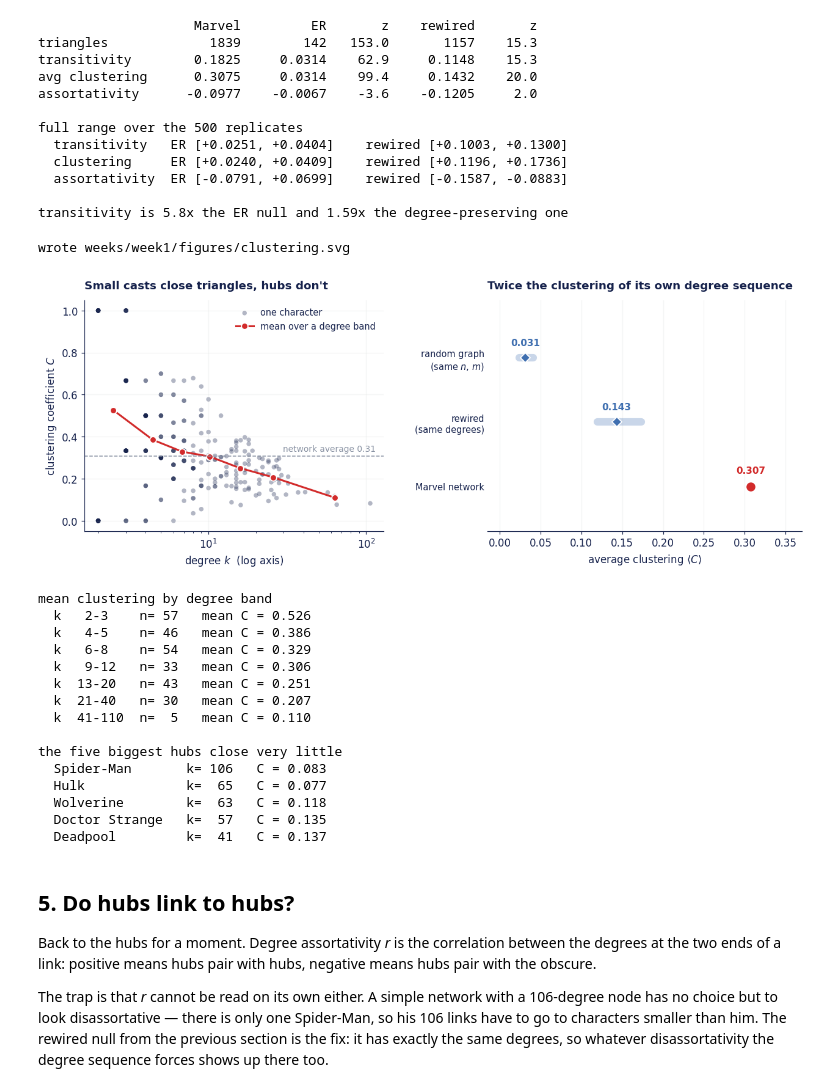
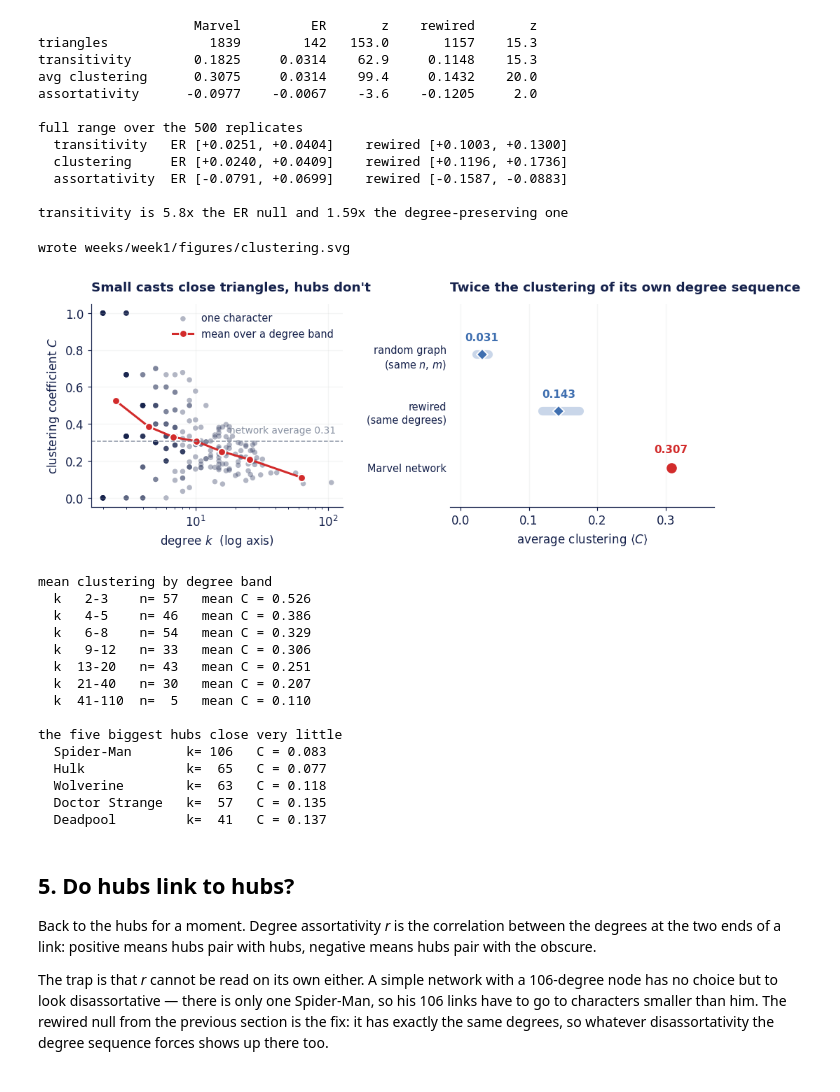
Before and after one commit to MfiqulCh/MfiqulCh.github.io, a Jupyter notebook: notebooks/week1_marvel_network.ipynb, the cells around one changed output. Saved outputs shown, nothing was run; the diff lists cells and outputs as text; code cells hidden in the pictures.

```diff
--- a/notebooks/week1_marvel_network.ipynb
+++ b/notebooks/week1_marvel_network.ipynb
@@ -448,7 +448,7 @@ def null_panel(ax, real, er, rw, title, fmt="{:.3f}", zero=False):
     ax.set_title(title, loc="left", fontsize=12, fontweight="bold", pad=12)
 
 
-fig, (ax1, ax2) = plt.subplots(1, 2, figsize=(11.6, 4.6),
+fig, (ax1, ax2) = plt.subplots(1, 2, figsize=(9.0, 3.8),
                                gridspec_kw={"width_ratios": [1, 1.05]})
 
 k2 = [v for v in U if deg[v] >= 2]
@@ -458,36 +458,36 @@ bx, by = banded_mean(cc)
 ax1.plot(bx, by, "-o", lw=2, ms=7, color=marvel.RED, mec="white", mew=1.2,
          label="mean over a degree band")
 ax1.axhline(avg_c, lw=1, ls="--", color=marvel.MUTED)
-ax1.text(115, avg_c + .022, f"network average {avg_c:.2f}", fontsize=9,
+ax1.text(115, avg_c + .045, f"network average {avg_c:.2f}", fontsize=9,
          color=marvel.MUTED, ha="right")
 ax1.set_xscale("log")
 ax1.set_xlabel("degree $k$  (log axis)")
 ax1.set_ylabel("clustering coefficient $C$")
 ax1.set_title("Small casts close triangles, hubs don't", loc="left",
               fontsize=12, fontweight="bold", pad=12)
 ax1.legend(frameon=False, fontsize=9.5, loc="upper right")
 ax1.grid(alpha=.18, color=marvel.RULE)
 
 null_panel(ax2, avg_c, NUL["er_clustering"], NUL["rw_clustering"],
            "Twice the clustering of its own degree sequence")
 ax2.set_xlabel("average clustering $\\langle C \\rangle$")
 ax2.set_xlim(-.015, .37)
 
-fig.tight_layout(w_pad=3)
+fig.tight_layout(w_pad=2)
 marvel.save(fig, 1, "clustering")
 plt.show()
 
 print("mean clustering by degree band")
 for lo, hi in BANDS:
     vs = [v for v in U if lo <= deg[v] <= hi]
     print(f"  k {lo:>3}-{hi:<3}  n={len(vs):>3}   mean C = {np.mean([cc[v] for v in vs]):.3f}")
 
 print("\nthe five biggest hubs close very little")
 for v in sorted(U, key=lambda z: -deg[z])[:5]:
     print(f"  {name[v].replace(' (character)', ''):<16} k={deg[v]:>4}   C = {cc[v]:.3f}")
 # %% [output]
 wrote weeks/week1/figures/clustering.svg
-[figure, old version]
+[figure, new version]
 mean clustering by degree band
   k   2-3    n= 57   mean C = 0.526
   k   4-5    n= 46   mean C = 0.386
```
Also changed, not shown: parts of 3 cells of this notebook, 3 other files.
